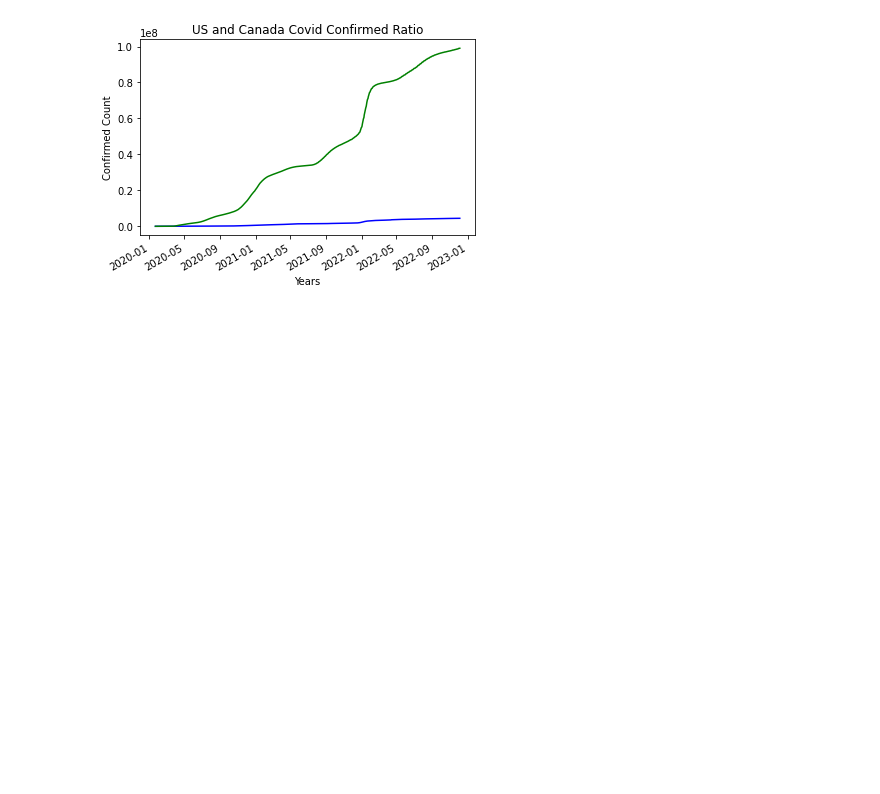
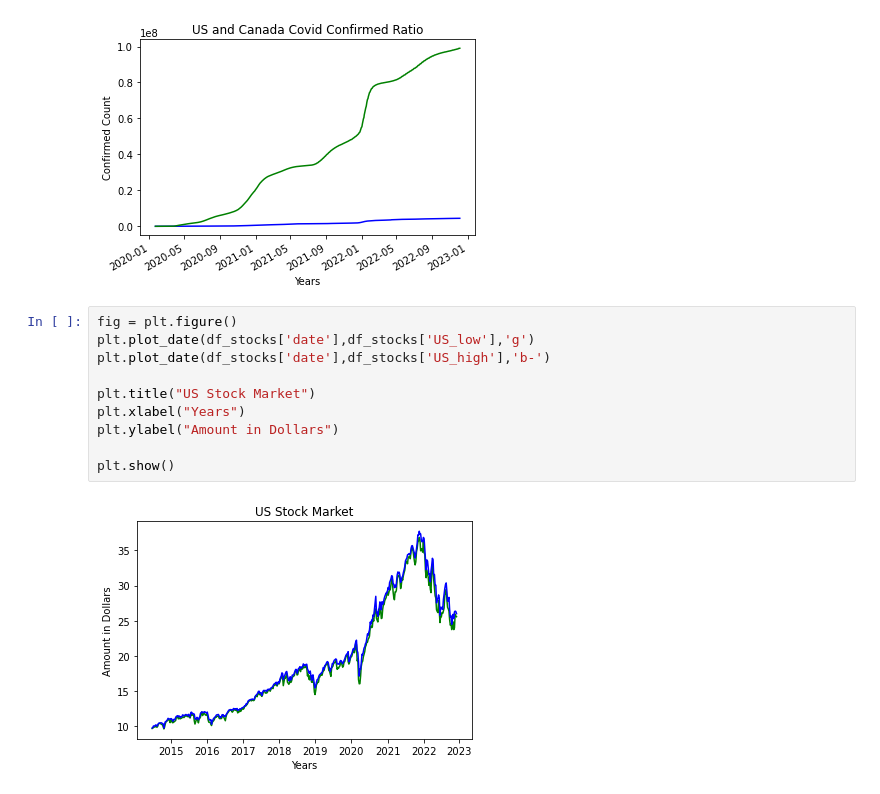
Before and after one commit to AIDA-Saskatchewan-polytechnic/Final_Project_by_Jeslin-Abitha, a Jupyter notebook: Final_Project.ipynb, the cells around one changed output. Drawn from its saved outputs; the diff is of its cells as text; blank space fills up the shorter version.

Commit message:
Graphs for Stocks

```diff
--- a/Final_Project.ipynb
+++ b/Final_Project.ipynb
@@ -400,3 +400,15 @@ fig.autofmt_xdate()
 plt.show()
 # %% [output]
 [figure]
+# %%
+fig = plt.figure()
+plt.plot_date(df_stocks['date'],df_stocks['US_low'],'g')
+plt.plot_date(df_stocks['date'],df_stocks['US_high'],'b-')
+
+plt.title("US Stock Market")
+plt.xlabel("Years")
+plt.ylabel("Amount in Dollars")
+
+plt.show()
+# %% [output]
+[figure, added]
```
Also changed, not shown: parts of 5 cells of this notebook.
